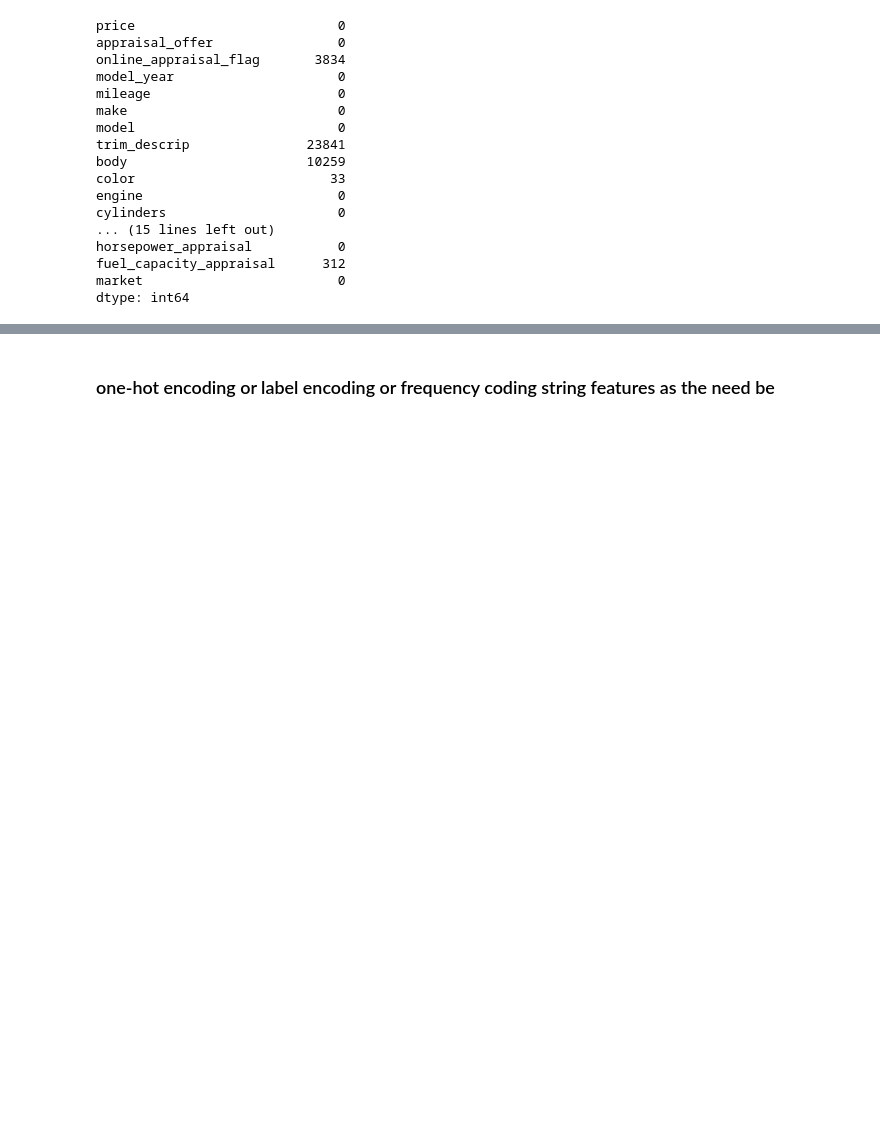
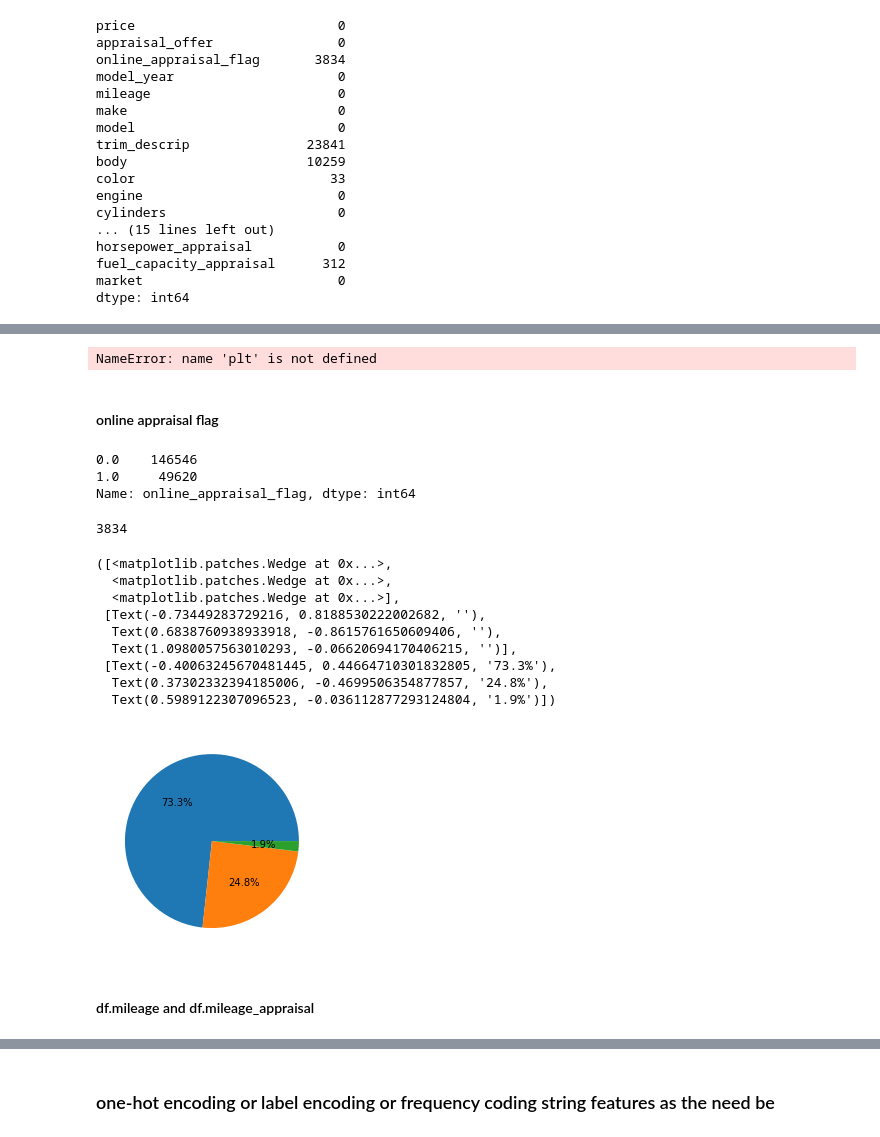
Before and after one commit to Siddharth1060/Car-recomendation-based-on-the-Cars-sold-at-Carmax, a Jupyter notebook: carmax_notebook.ipynb, the cells around one changed output, grey strips where cells are left out. Drawn from its saved outputs; the diff is of its cells as text; code cells hidden in the pictures; blank space fills up the shorter version.

```diff
--- a/carmax_notebook.ipynb
+++ b/carmax_notebook.ipynb
@@ -85,0 +160,5 @@ dtype: int64
+# %%
+plt.subplots(figsize=(20,10))
+plt.hist(df.appraisal_offer, bins =17)
+# %% [output]
+NameError: name 'plt' is not defined
@@ -85,0 +167,29 @@ dtype: int64
+# %% [markdown]
+#### online appraisal flag
+# %%
+df.online_appraisal_flag.value_counts()
+# %% [output]
+0.0    146546
+1.0     49620
+Name: online_appraisal_flag, dtype: int64
+# %%
+df.online_appraisal_flag.isnull().sum()
+# %% [output]
+3834
+# %%
+df.online_appraisal_flag= df.online_appraisal_flag.replace(np.nan, '2')
+# %%
+df.online_appraisal_flag= df.online_appraisal_flag.astype(int)
+# %%
+plt.pie(df.online_appraisal_flag.value_counts(), autopct= '%1.1f%%')
+# %% [output]
+([<matplotlib.patches.Wedge at 0x...>,
+  <matplotlib.patches.Wedge at 0x...>,
+  <matplotlib.patches.Wedge at 0x...>],
+ [Text(-0.73449283729216, 0.8188530222002682, ''),
+  Text(0.6838760938933918, -0.8615761650609406, ''),
+  Text(1.0980057563010293, -0.06620694170406215, '')],
+ [Text(-0.40063245670481445, 0.44664710301832805, '73.3%'),
+  Text(0.37302332394185006, -0.4699506354877857, '24.8%'),
+  Text(0.5989122307096523, -0.036112877293124804, '1.9%')])
+[figure, added]
@@ -85,0 +198,2 @@ dtype: int64
+# %% [markdown]
+#### df.mileage and df.mileage_appraisal
```
Also changed, not shown: parts of 137 cells of this notebook.
